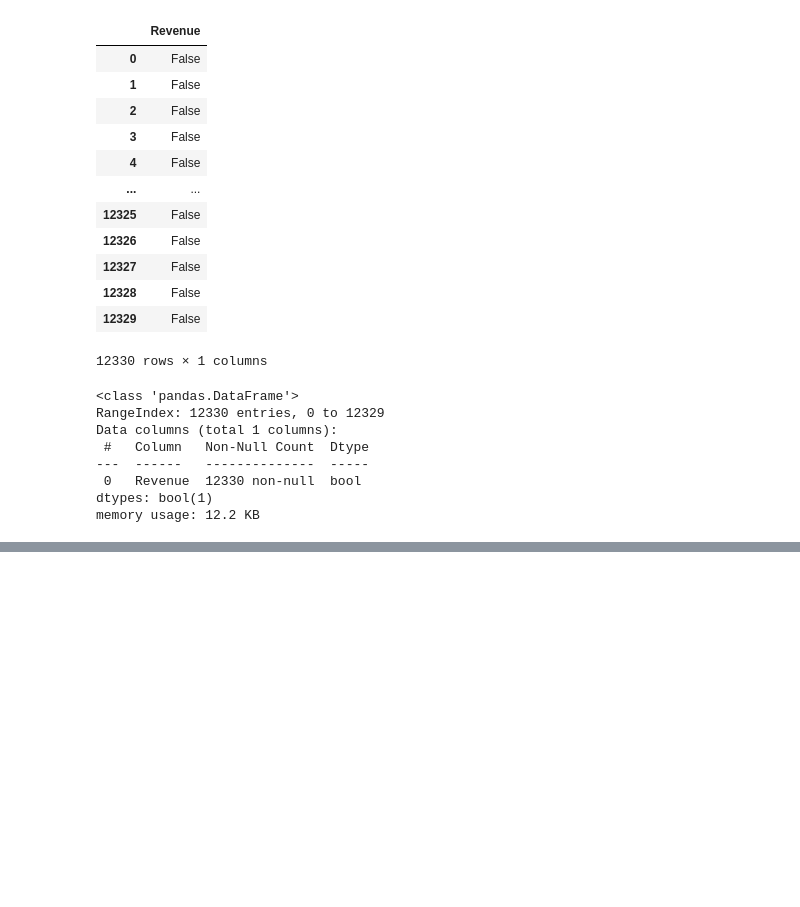
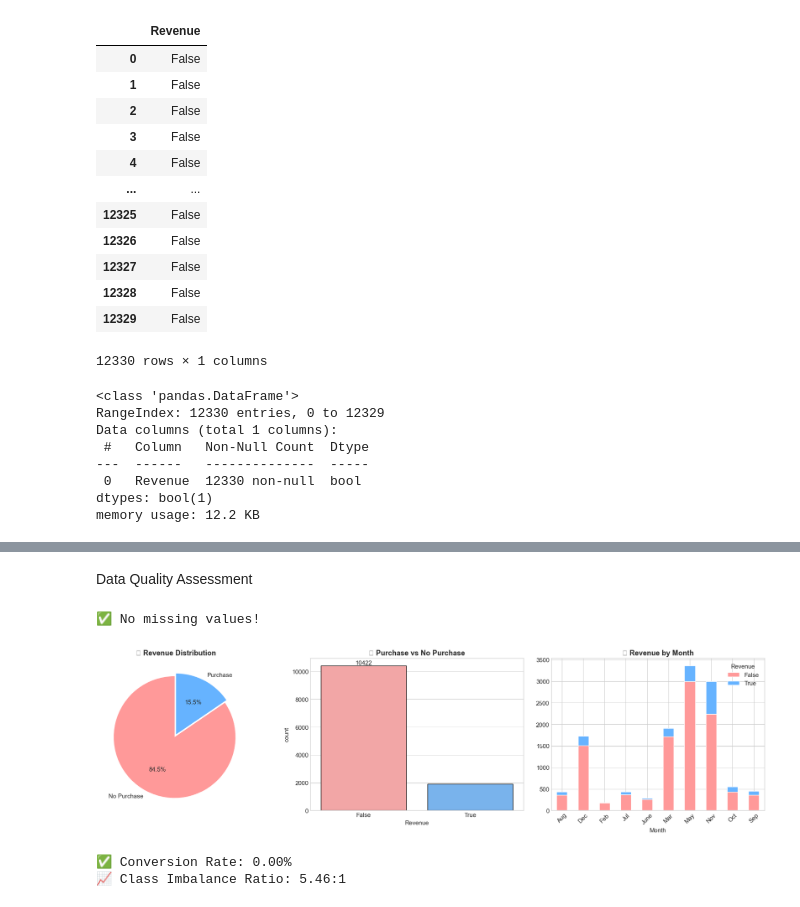
Before and after one commit to jakubpyszniak/XAI_pred_modelling_WNE_2026_final_project, a Jupyter notebook: data_notebooks/data_exploration.ipynb, the cells around one changed output, grey strips where cells are left out. Drawn from its saved outputs; the diff is of its cells as text; code cells hidden in the pictures; blank space fills up the shorter version.

```diff
--- a/data_notebooks/data_exploration.ipynb
+++ b/data_notebooks/data_exploration.ipynb
@@ -63,16 +33,16 @@ https://archive.ics.uci.edu/dataset/468/online+shoppers+purchasing+intention+dat
 # %%
-from ucimlrepo import fetch_ucirepo
 
-# fetch dataset
+# Fetch dataset
 online_shoppers_purchasing_intention_dataset = fetch_ucirepo(id=468)
 
-# data (as pandas dataframes)
+# Extract features and targets
 X = online_shoppers_purchasing_intention_dataset.data.features
 y = online_shoppers_purchasing_intention_dataset.data.targets
 
-# metadata
-print(online_shoppers_purchasing_intention_dataset.metadata)
+# Combine into a single DataFrame
+df = pd.concat([X, y], axis=1)
 
-# variable information
-print(online_shoppers_purchasing_intention_dataset.variables)
+# Verify
+print(df.shape)  # Expected: (12330, 18)
+print(df.head())
 # %% [output]
@@ -162,0 +146,18 @@ memory usage: 12.2 KB
+# %% [markdown]
+Data Quality Assessment
+# %%
+def quality_report(df):
+    """Comprehensive data quality report"""
+    report = pd.DataFrame({
+        'Missing_Count': df.isnull().sum(),
+        'Missing_%': (df.isnull().sum() / len(df) * 100).round(2),
+        'Unique_Values': df.nunique(),
+        'Data_Type': df.dtypes,
+        'Sample_Value': df.iloc[0].values
+    }, index=df.columns)
+    return report.sort_values('Missing_%', ascending=False)
+
+quality_df = quality_report(df)
+print(quality_df[quality_df['Missing_%'] > 0] if quality_df['Missing_%'].any() else "✅ No missing values!")
+# %% [output]
+✅ No missing values!
@@ -162,0 +175,37 @@ memory usage: 12.2 KB
+# %%
+# Encode target for analysis
+df['Revenue_Encoded'] = LabelEncoder().fit_transform(df['Revenue'])
+
+# 📈 Target Distribution Visualization
+fig, axes = plt.subplots(1, 3, figsize=(18, 5))
+
+# Pie Chart
+axes[0].pie(df['Revenue'].value_counts(),
+            labels=['No Purchase', 'Purchase'],
+            autopct='%1.1f%%',
+            colors=['#ff9999', '#66b3ff'],
+            startangle=90, explode=(0.05, 0))
+axes[0].set_title('🎯 Revenue Distribution', fontweight='bold')
+
+# Count Plot
+sns.countplot(x='Revenue', data=df, ax=axes[1], palette=['#ff9999', '#66b3ff'], edgecolor='black')
+axes[1].set_title('📊 Purchase vs No Purchase', fontweight='bold')
+axes[1].bar_label(axes[1].containers[0])
+
+# Time Series by Month (if applicable)
+monthly_rev = df.groupby(['Month', 'Revenue']).size().unstack().fillna(0)
+monthly_rev.plot(kind='bar', stacked=True, ax=axes[2], color=['#ff9999', '#66b3ff'], edgecolor='white')
+axes[2].set_title('📅 Revenue by Month', fontweight='bold')
+axes[2].legend(title='Revenue')
+axes[2].tick_params(axis='x', rotation=45)
+
+plt.tight_layout()
+plt.show()
+
+# 📋 Key Metrics
+print(f"✅ Conversion Rate: {(df['Revenue']=='True').mean()*100:.2f}%")
+print(f"📈 Class Imbalance Ratio: {(df['Revenue'].value_counts().iloc[0]/df['Revenue'].value_counts().iloc[1]):.2f}:1")
+# %% [output]
+[figure, added]
+✅ Conversion Rate: 0.00%
+📈 Class Imbalance Ratio: 5.46:1
```
Also changed, not shown: parts of 19 cells of this notebook, 6 other files.
